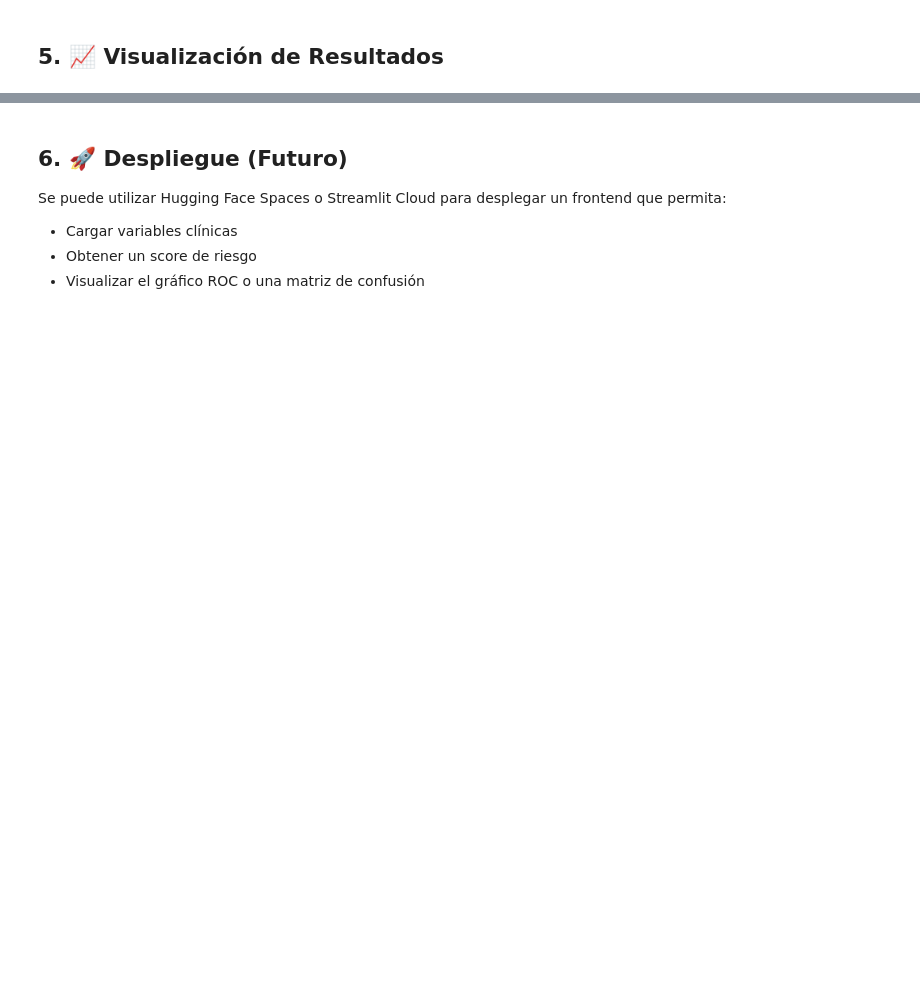
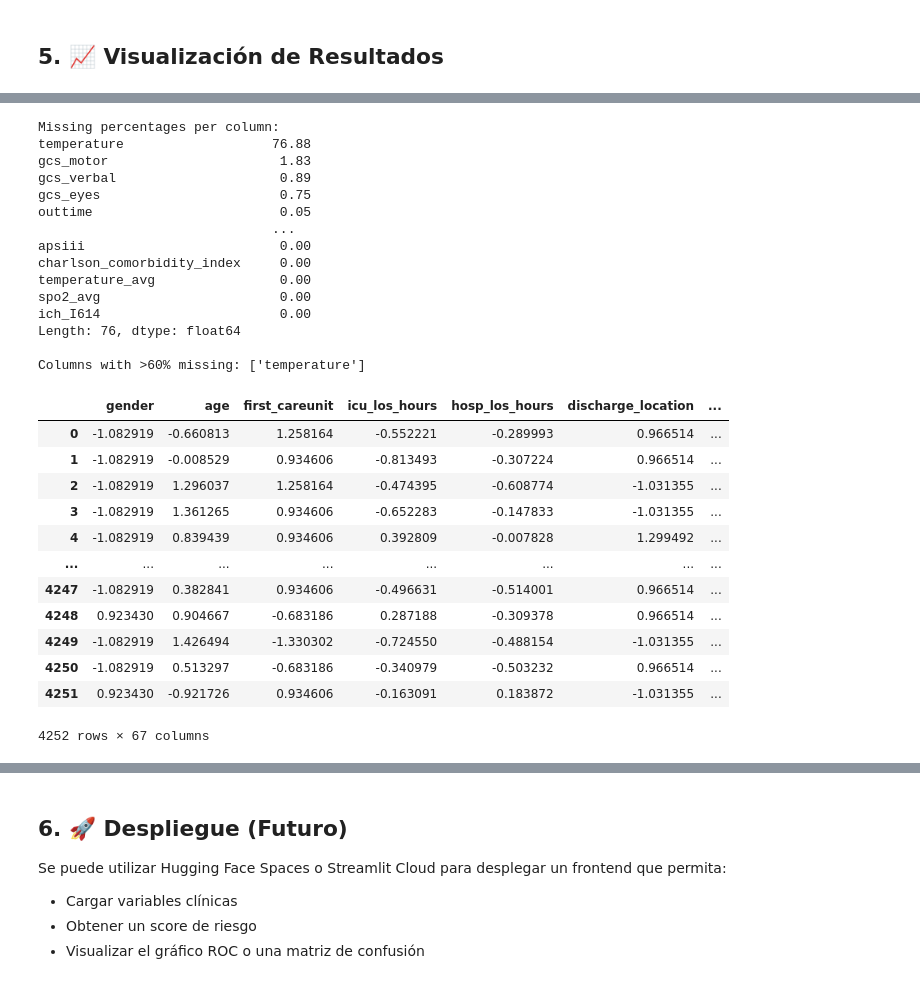
Before and after one commit to Gos2two/UCI-I61, a Jupyter notebook: prova marc_v2.ipynb, the cells around one changed output, grey strips where cells are left out. Drawn from its saved outputs; the diff is of its cells as text; code cells hidden in the pictures; blank space fills up the shorter version.

```diff
--- a/prova marc_v2.ipynb
+++ b/prova marc_v2.ipynb
@@ -468,0 +747,79 @@ Comparant models........ esperant........ pot tardar uns minuts...
+# %%
+
+# Calculate missing percentages of new truncated data
+
+missing_pct = (df_imputed.isnull().sum() / len(df_imputed) * 100).round(2)
+print("Missing percentages per column:")
+print(missing_pct.sort_values(ascending=False))
+
+# Set missing data threshold
+missing_threshold = 60  # Exclude columns with >60% missing
+columns_to_exclude = missing_pct[missing_pct > missing_threshold].index
+print(f"\nColumns with >{missing_threshold}% missing: {list(columns_to_exclude)}")
+
+# Exclude high-missingness columns, but keep readmitted_stay for target creation
+features_to_keep = [col for col in df.columns if col not in columns_to_exclude or col == 'readmitted_stay']
+df_clean2 = df.loc[:, features_to_keep]
+
+# Handle Decimal values and fill NaNs
+# Convert Decimal to float for numerical columns
+numerical_cols = df_clean2.select_dtypes(include=['number', 'Int64', 'float64', 'int64']).columns
+for col in numerical_cols:
+    df_clean2.loc[:, col] = df_clean2[col].apply(lambda x: float(x) if isinstance(x, Decimal) else x)
+
+# Identify integer columns
+int_columns = df_clean2.select_dtypes(include=['Int64', 'int64']).columns
+# Fill NaNs with rounded medians for integer columns
+for col in int_columns:
+    median_val = df_clean2[col].median()
+    if not pd.isna(median_val):
+        df_clean2.loc[:, col] = df_clean2[col].fillna(int(median_val))
+
+# Fill NaNs for other numeric columns, excluding readmitted_stay and readmitted
+numeric_cols = df_clean2.select_dtypes(include='number').columns.difference(['readmitted_stay', 'readmitted'])
+df_clean2.loc[:, numeric_cols] = df_clean2[numeric_cols].fillna(df_clean2[numeric_cols].median())
+
+# Handle readmitted_stay separately
+df_clean2.loc[:, 'readmitted_stay'] = df_clean2['readmitted_stay'].fillna(0)
+
+# Scale features
+scaler = StandardScaler()
+feature_cols = df_clean2.select_dtypes(include='number').columns[
+    ~df_clean2.select_dtypes(include='number').columns.str.startswith(('non_ich', 'ich'))
+].difference(['readmitted_stay', 'readmitted', 'subject_id', 'hadm_id', 'stay_id', 'intime', 'outtime', 'has_hypertension', 'has_hydrocephalus', 'has_cad', 'has_anticoagulation', 'had_neurosurgery'])
+features_scaled = scaler.fit_transform(df_clean2[feature_cols])
+df_clean2.loc[:, feature_cols] = features_scaled
+
+# Remove columns that are not needed for the final dataset
+df_clean2 = df_clean2.drop(columns=['intime', 'outtime', 'subject_id', 'hadm_id', 'stay_id', 'readmitted_stay', 'all_diagnoses','ich_icd_codes'], errors='ignore')
+
+df_clean2
+# %% [output]
+Missing percentages per column:
+temperature                   76.88
+gcs_motor                      1.83
+gcs_verbal                     0.89
+gcs_eyes                       0.75
+outtime                        0.05
+                              ...
+apsiii                         0.00
+charlson_comorbidity_index     0.00
+temperature_avg                0.00
+spo2_avg                       0.00
+ich_I614                       0.00
+Length: 76, dtype: float64
+
+Columns with >60% missing: ['temperature']
+|  | gender | age | first_careunit | icu_los_hours | hosp_los_hours | discharge_location | ... |
+| 0 | -1.082919 | -0.660813 | 1.258164 | -0.552221 | -0.289993 | 0.966514 | ... |
+| 1 | -1.082919 | -0.008529 | 0.934606 | -0.813493 | -0.307224 | 0.966514 | ... |
+| 2 | -1.082919 | 1.296037 | 1.258164 | -0.474395 | -0.608774 | -1.031355 | ... |
+| 3 | -1.082919 | 1.361265 | 0.934606 | -0.652283 | -0.147833 | -1.031355 | ... |
+| 4 | -1.082919 | 0.839439 | 0.934606 | 0.392809 | -0.007828 | 1.299492 | ... |
+| ... | ... | ... | ... | ... | ... | ... | ... |
+| 4247 | -1.082919 | 0.382841 | 0.934606 | -0.496631 | -0.514001 | 0.966514 | ... |
+| 4248 | 0.923430 | 0.904667 | -0.683186 | 0.287188 | -0.309378 | 0.966514 | ... |
+| 4249 | -1.082919 | 1.426494 | -1.330302 | -0.724550 | -0.488154 | -1.031355 | ... |
+| 4250 | -1.082919 | 0.513297 | -0.683186 | -0.340979 | -0.503232 | 0.966514 | ... |
+| 4251 | 0.923430 | -0.921726 | 0.934606 | -0.163091 | 0.183872 | -1.031355 | ... |
+4252 rows × 67 columns
```
Also changed, not shown: parts of 23 cells of this notebook, 1 other file.
